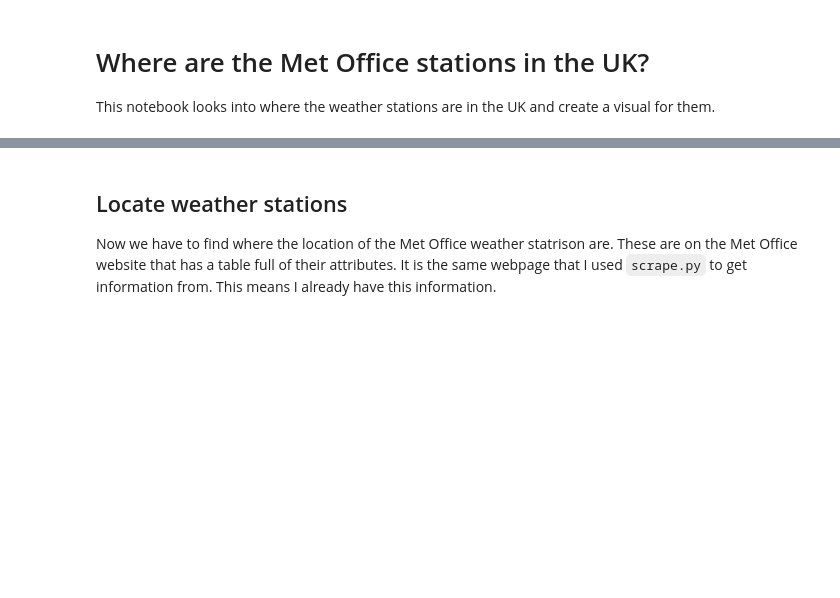
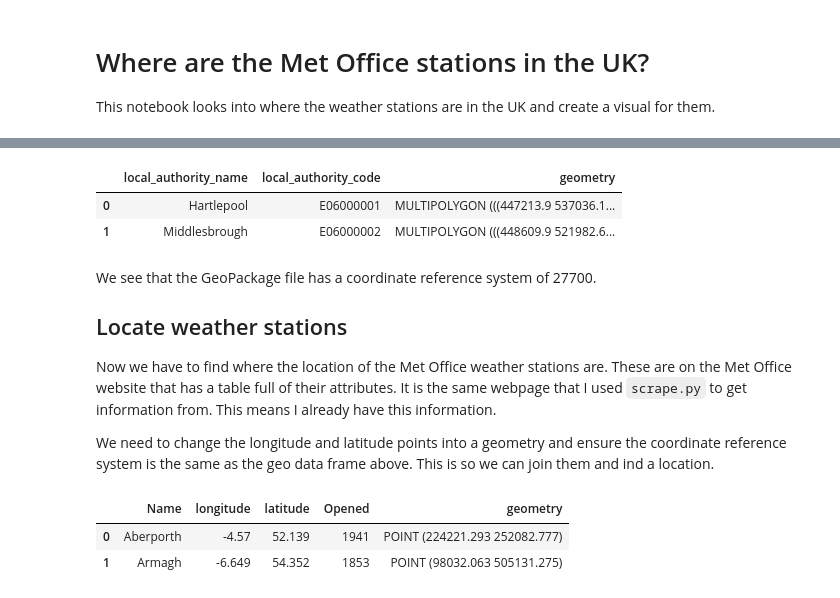
Before and after one commit to Heather-Tymms/uk_weather_analysis, a Jupyter notebook: source/nb1_location_mapping.ipynb, the cells around one changed output, grey strips where cells are left out. Cells and saved outputs as stored; diff of their text form; code cells hidden in the pictures; blank space fills up the shorter version.

```diff
--- a/source/nb1_location_mapping.ipynb
+++ b/source/nb1_location_mapping.ipynb
@@ -23,6 +38,23 @@ gdf_counties.crs
+# %%
+# clean the geodataframe
+gdf_authorities = (
+    gdf_authorities
+    .rename(columns={"LAD25NM": "local_authority_name", "LAD25CD": "local_authority_code"})
+    .loc[:, ["local_authority_name", "local_authority_code", "geometry"]]
+)
+gdf_authorities.head(2)
+# %% [output]
+|  | local_authority_name | local_authority_code | geometry |
+| 0 | Hartlepool | E06000001 | MULTIPOLYGON (((447213.9 537036.1... |
+| 1 | Middlesbrough | E06000002 | MULTIPOLYGON (((448609.9 521982.6... |
 # %% [markdown]
+We see that the GeoPackage file has a coordinate reference system of 27700.
+
 ## Locate weather stations
-Now we have to find where the location of the Met Office weather statrison are. These are on the Met Office website that has a table full of their attributes. It is the same webpage that I used `scrape.py` to get information from. This means I already have this information.
+Now we have to find where the location of the Met Office weather stations are. These are on the Met Office website that has a table full of their attributes. It is the same webpage that I used `scrape.py` to get information from. This means I already have this information.
+
+
+We need to change the longitude and latitude points into a geometry and ensure the coordinate reference system is the same as the geo data frame above. This is so we can join them and ind a location.
 # %%
 # location of weather stations
 location_filename = "location_webpages"
@@ -40,3 +73,9 @@ gdf_stations = gpd.GeoDataFrame(
     geometry=gpd.points_from_xy(df_stations.longitude, df_stations.latitude),
     crs="EPSG:4326",
 ).to_crs("EPSG:27700")
+# %%
+gdf_stations.head(2)
+# %% [output]
+|  | Name | longitude | latitude | Opened | geometry |
+| 0 | Aberporth | -4.57 | 52.139 | 1941 | POINT (224221.293 252082.777) |
+| 1 | Armagh | -6.649 | 54.352 | 1853 | POINT (98032.063 505131.275) |
```
Also changed, not shown: parts of 10 cells of this notebook, 3 other files.
